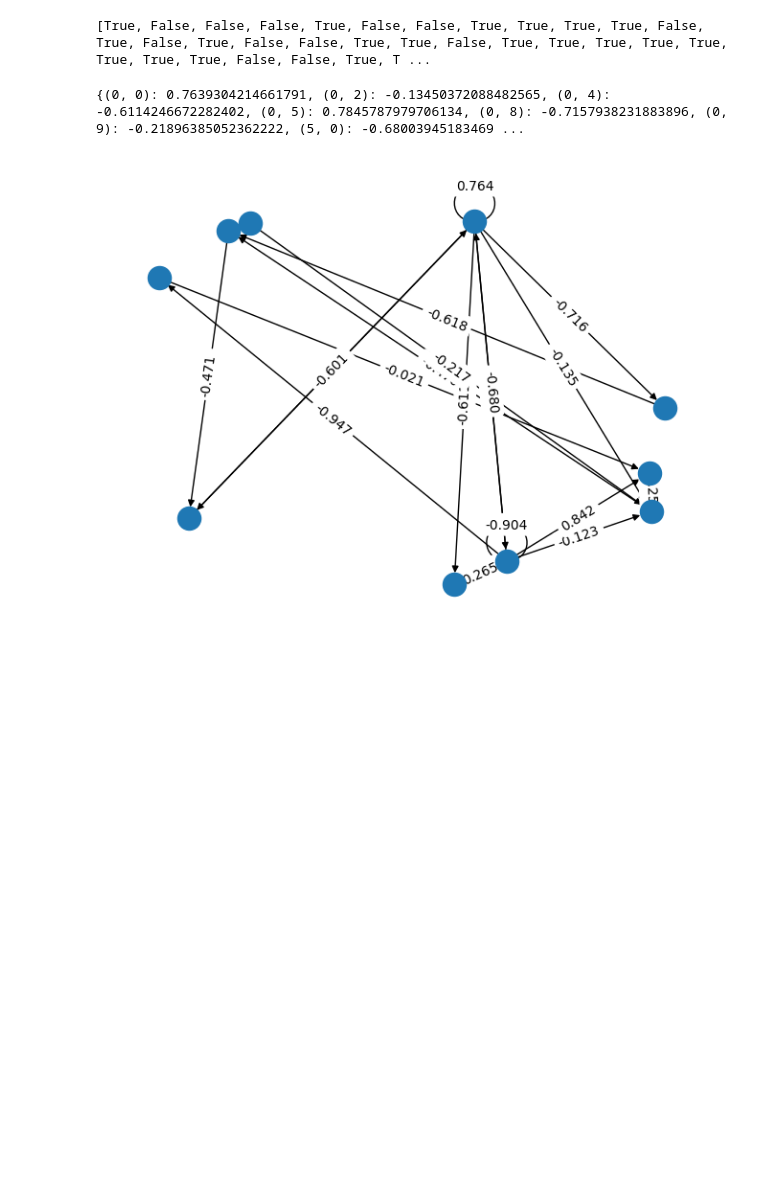
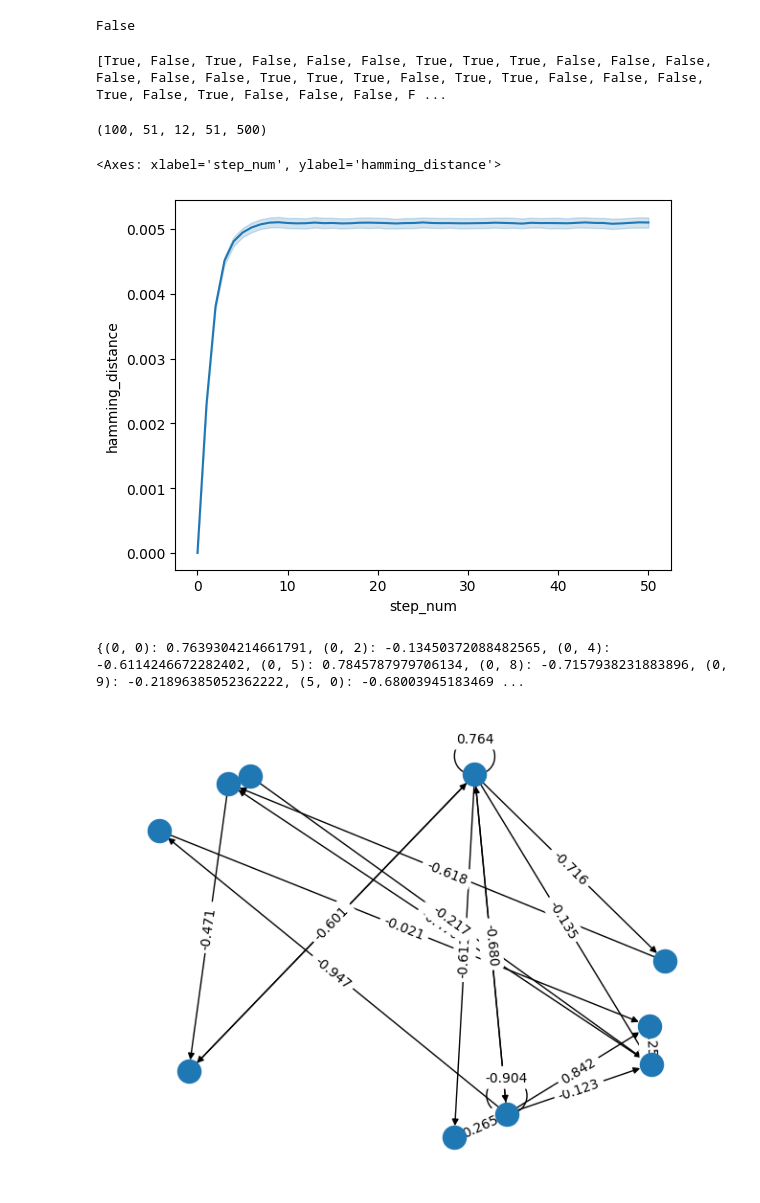
Before and after one commit to davidb2/boolean-threshold-network, a Jupyter notebook: notebooks/protobuf-check.ipynb, the cells around one changed output. Drawn from its saved outputs; the diff is of its cells as text; code cells hidden in the pictures; blank space fills up the shorter version.

Commit message:
check hamming distances

```diff
--- a/notebooks/protobuf-check.ipynb
+++ b/notebooks/protobuf-check.ipynb
@@ -11,8 +11,61 @@ with open('../data/experiment-1747508362.pb', 'rb') as f:
   experiment.ParseFromString(f.read())
 # %%
-experiment.results[1].perturbations[2].trajectories[0].states[0].state
+idx = 5
+experiment.results[2].perturbations[0].trajectories[0].states[idx].state == experiment.results[2].perturbations[1].trajectories[0].states[idx].state
 # %% [output]
-[True, False, False, False, True, False, False, True, True, True, True, False, True, False, True, False, False, True, True, False, True, True, True, True, True, True, True, True, False, False, True, T ...
+False
+# %%
+experiment.results[2].perturbations[1].trajectories[0].states[1].state
+# %% [output]
+[True, False, True, False, False, False, True, True, True, False, False, False, False, False, False, True, True, True, False, True, True, False, False, False, True, False, True, False, False, False, F ...
+# %%
+import numpy as np
+# (network, drug, initial_condition, time/step, node_idx)
+A = np.array([
+  np.array([
+    np.array([
+      np.array([
+        np.array(state.state)
+        for state in trajectory.states
+      ])
+      for trajectory in perturbation.trajectories
+    ])
+    for perturbation in result.perturbations
+  ])
+  for result in experiment.results
+])
+# %%
+A.shape
+# %% [output]
+(100, 51, 12, 51, 500)
+# %%
+import pandas as pd
+hamming_distance_data = []
+
+for network_idx in range(experiment.experiment_config.num_networks):
+  for drug_idx in range(experiment.experiment_config.drug_config.num_drugs):
+    for initial_condition_idx in range(experiment.experiment_config.dynamics_config.num_initial_conditions):
+      hs = (A[network_idx,0,initial_condition_idx] ^ A[network_idx,drug_idx,initial_condition_idx]).mean(axis=1)
+      for step_num, h in enumerate(hs):
+        hamming_distance_data.append({
+          'network_idx': network_idx,
+          'drug_idx': drug_idx,
+          'initial_condition_idx': initial_condition_idx,
+          'step_num': step_num,
+          'hamming_distance': h,
+        })
+
+hamming_distance_df = pd.DataFrame(hamming_distance_data)
+# %%
+import seaborn as sns
+sns.lineplot(
+  data=hamming_distance_df,
+  x='step_num',
+  y='hamming_distance',
+)
+# %% [output]
+<Axes: xlabel='step_num', ylabel='hamming_distance'>
+[figure, added]
 # %%
 import networkx as nx
 G, G_perturbed = nx.DiGraph(), nx.DiGraph()
```
Also changed, not shown: parts of 1 cell of this notebook.
